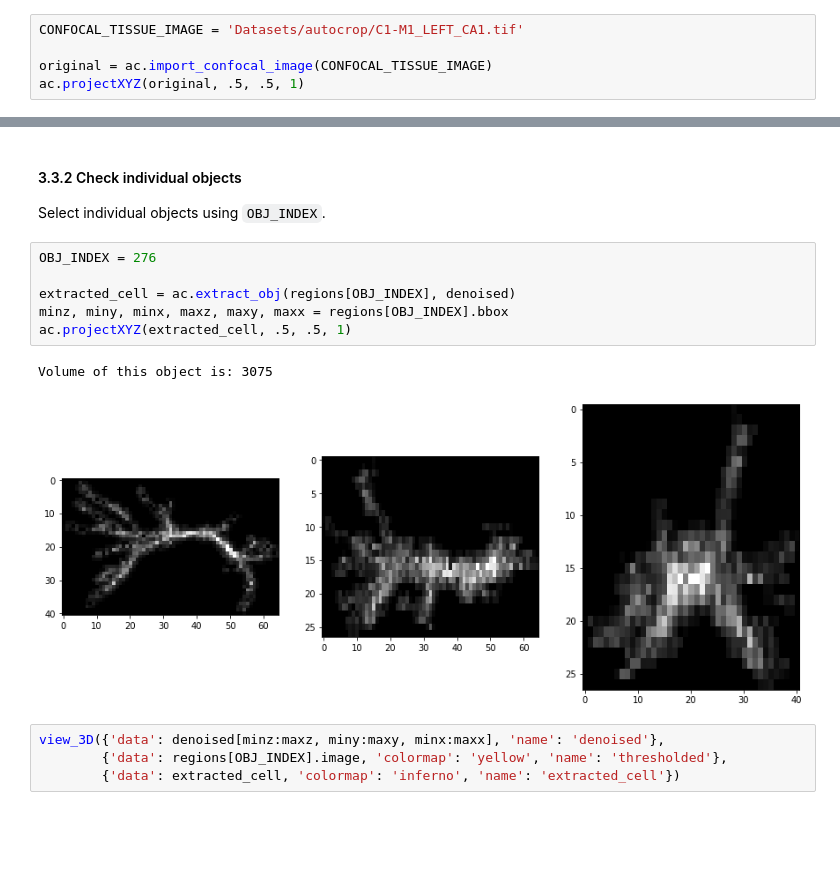
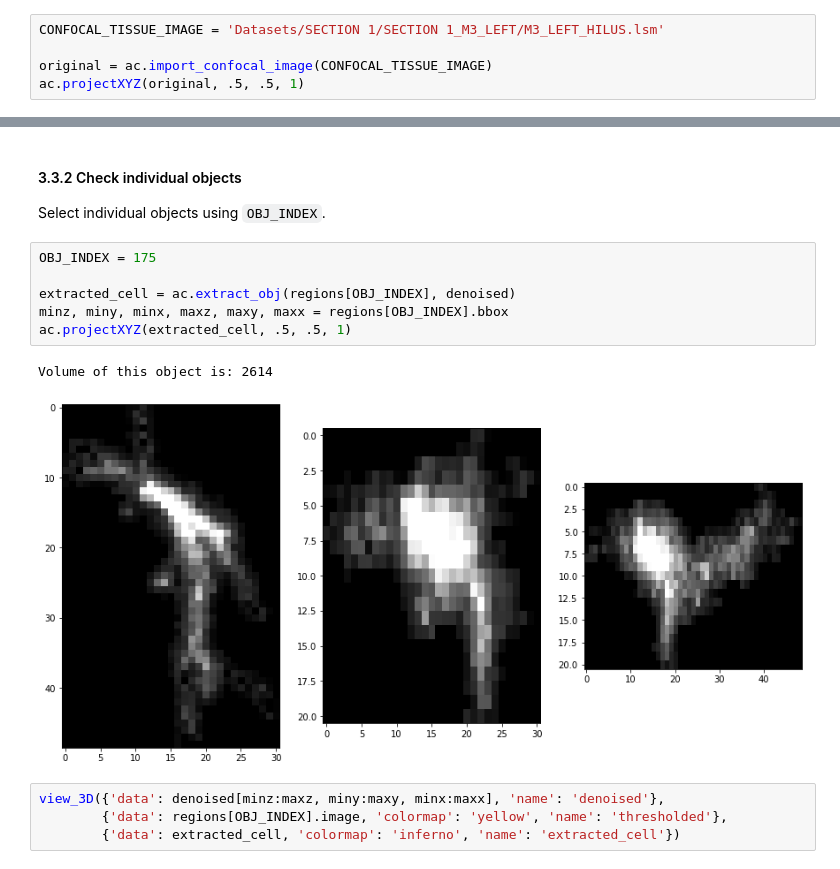
Before and after one commit to swanandlab/SMorph, a Jupyter notebook: autocrop.ipynb, the cells around one changed output, grey strips where cells are left out. Cells and saved outputs as stored; diff of their text form; blank space fills up the shorter version.

```diff
--- a/autocrop.ipynb
+++ b/autocrop.ipynb
@@ -26,7 +26,7 @@ def view_3D(*args):  # Models a 3D image
 
 Set `CONFOCAL_TISSUE_IMAGE` to the path of the image file to be processed.
 # %%
-CONFOCAL_TISSUE_IMAGE = 'Datasets/autocrop/C1-M1_LEFT_CA1.tif'
+CONFOCAL_TISSUE_IMAGE = 'Datasets/SECTION 1/SECTION 1_M3_LEFT/M3_LEFT_HILUS.lsm'
 
 original = ac.import_confocal_image(CONFOCAL_TISSUE_IMAGE)
 ac.projectXYZ(original, .5, .5, 1)
@@ -106,14 +106,14 @@ ac.project_batch(BATCH_NO, N_BATCHES, regions, denoised)
 #### 3.3.2 Check individual objects
 Select individual objects using `OBJ_INDEX`.
 # %%
-OBJ_INDEX = 276
+OBJ_INDEX = 175
 
 extracted_cell = ac.extract_obj(regions[OBJ_INDEX], denoised)
 minz, miny, minx, maxz, maxy, maxx = regions[OBJ_INDEX].bbox
 ac.projectXYZ(extracted_cell, .5, .5, 1)
 # %% [output]
-Volume of this object is: 3075
+Volume of this object is: 2614
-[figure, old version]
+[figure, new version]
 # %%
 view_3D({'data': denoised[minz:maxz, miny:maxy, minx:maxx], 'name': 'denoised'},
         {'data': regions[OBJ_INDEX].image, 'colormap': 'yellow', 'name': 'thresholded'},
```
Also changed, not shown: parts of 10 cells of this notebook, 3 other files.
